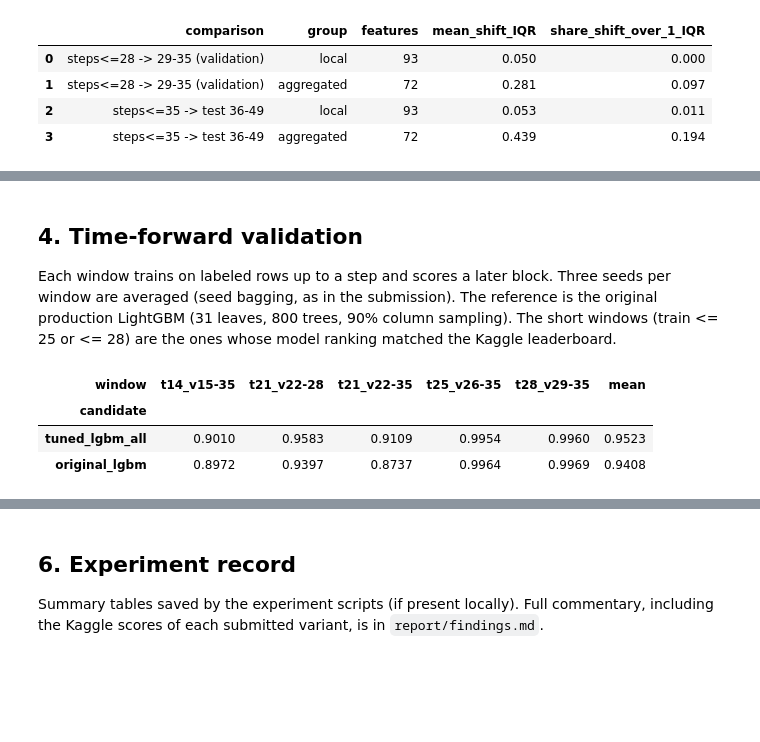
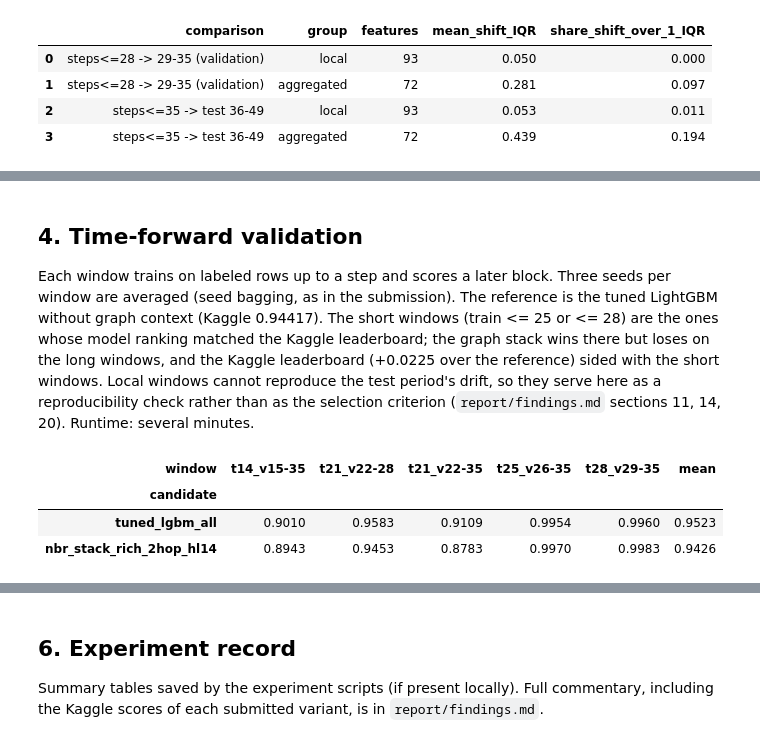
Before and after one commit to emmyyyli/BT4012-Kaggle-Competition, a Jupyter notebook: e1304439.ipynb, the cells around one changed output, grey strips where cells are left out. Cells and saved outputs as stored; diff of their text form; code cells hidden in the pictures; blank space fills up the shorter version.

```diff
--- a/e1304439.ipynb
+++ b/e1304439.ipynb
@@ -96,0 +111,14 @@ dtype: float64
+# %%
+graph = build_graph(edges)
+context_rows = pd.concat([labeled[["txId"]], test[["txId"]]], ignore_index=True)
+scored = set(context_rows["txId"])
+one_hop = graph[graph["u"].isin(scored) & graph["v"].isin(scored)].groupby("u").size()
+dummy = context_rows.assign(**{c: 0.0 for c in ["feat_3", "feat_5", "feat_53", "feat_59", "feat_61"]})
+two_hop = two_hop_features(graph, dummy, pd.Series(0.0, index=context_rows["txId"]))["hop2_labeled_walks"]
+coverage = {}
+for name, frame in [("labeled training rows", labeled), ("test rows", test)]:
+    has_one = one_hop.reindex(frame["txId"]).fillna(0).to_numpy() > 0
+    has_two = two_hop.reindex(frame["txId"]).fillna(0).to_numpy() > 0
+    coverage[name] = {"1-hop labeled neighbour": has_one.mean(), "2-hop labeled node": has_two.mean(),
+                      "2-hop only": (has_two & ~has_one).mean(), "no graph context": (~has_one & ~has_two).mean()}
+pd.DataFrame(coverage).T.round(3)
@@ -145,18 +192,21 @@ final model: tuned_lgbm_all | seeds per member: 10
 ## 4. Time-forward validation
 
 Each window trains on labeled rows up to a step and scores a later block. Three seeds per window
-are averaged (seed bagging, as in the submission). The reference is the original production
-LightGBM (31 leaves, 800 trees, 90% column sampling). The short windows (train <= 25 or <= 28)
-are the ones whose model ranking matched the Kaggle leaderboard.
+are averaged (seed bagging, as in the submission). The reference is the tuned LightGBM without
+graph context (Kaggle 0.94417). The short windows (train <= 25 or <= 28) are the ones whose
+model ranking matched the Kaggle leaderboard; the graph stack wins there but loses on the long
+windows, and the Kaggle leaderboard (+0.0225 over the reference) sided with the short windows.
+Local windows cannot reproduce the test period's drift, so they serve here as a reproducibility
+check rather than as the selection criterion (`report/findings.md` sections 11, 14, 20).
+Runtime: several minutes.
 # %%
-candidates, weights = final_pipeline.build_members(train.columns)
-tables = final_pipeline.validate(labeled, candidates, weights, seeds=(0, 1, 2), output_dir=PROJECT_ROOT / "artifacts" / "final")
+tables = final_pipeline.validate(labeled, graph, seeds=(0, 1, 2), output_dir=PROJECT_ROOT / "artifacts" / "final")
 window_table(tables["window_metrics"]).round(4)
 # %% [output]
 | window | t14_v15-35 | t21_v22-28 | t21_v22-35 | t25_v26-35 | t28_v29-35 | mean |
 | candidate |  |  |  |  |  |  |
 | tuned_lgbm_all | 0.9010 | 0.9583 | 0.9109 | 0.9954 | 0.9960 | 0.9523 |
-| original_lgbm | 0.8972 | 0.9397 | 0.8737 | 0.9964 | 0.9969 | 0.9408 |
+| nbr_stack_rich_2hop_hl14 | 0.8943 | 0.9453 | 0.8783 | 0.9970 | 0.9983 | 0.9426 |
 # %%
 tables["summary"].round(4)
 # %% [output]
```
Also changed, not shown: parts of 12 cells of this notebook, 21 other files.
